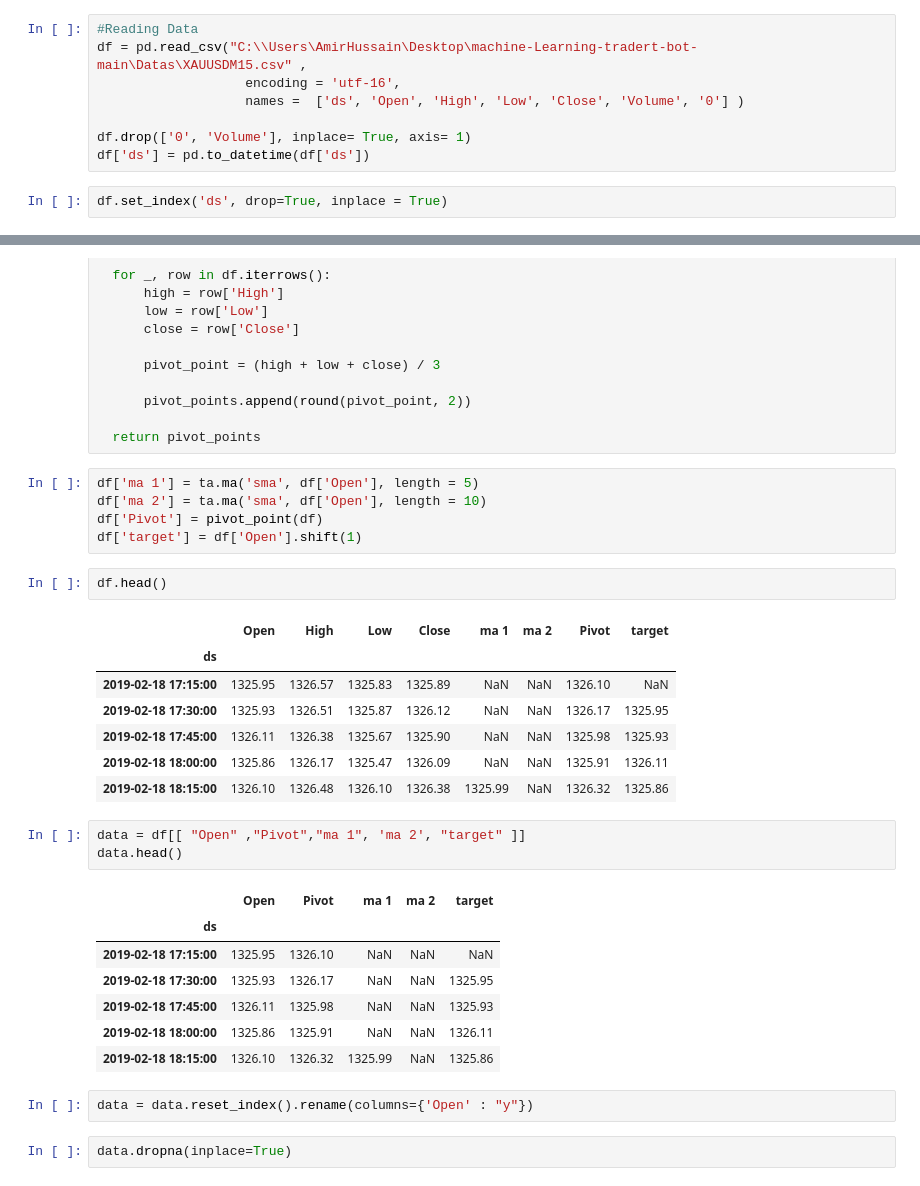
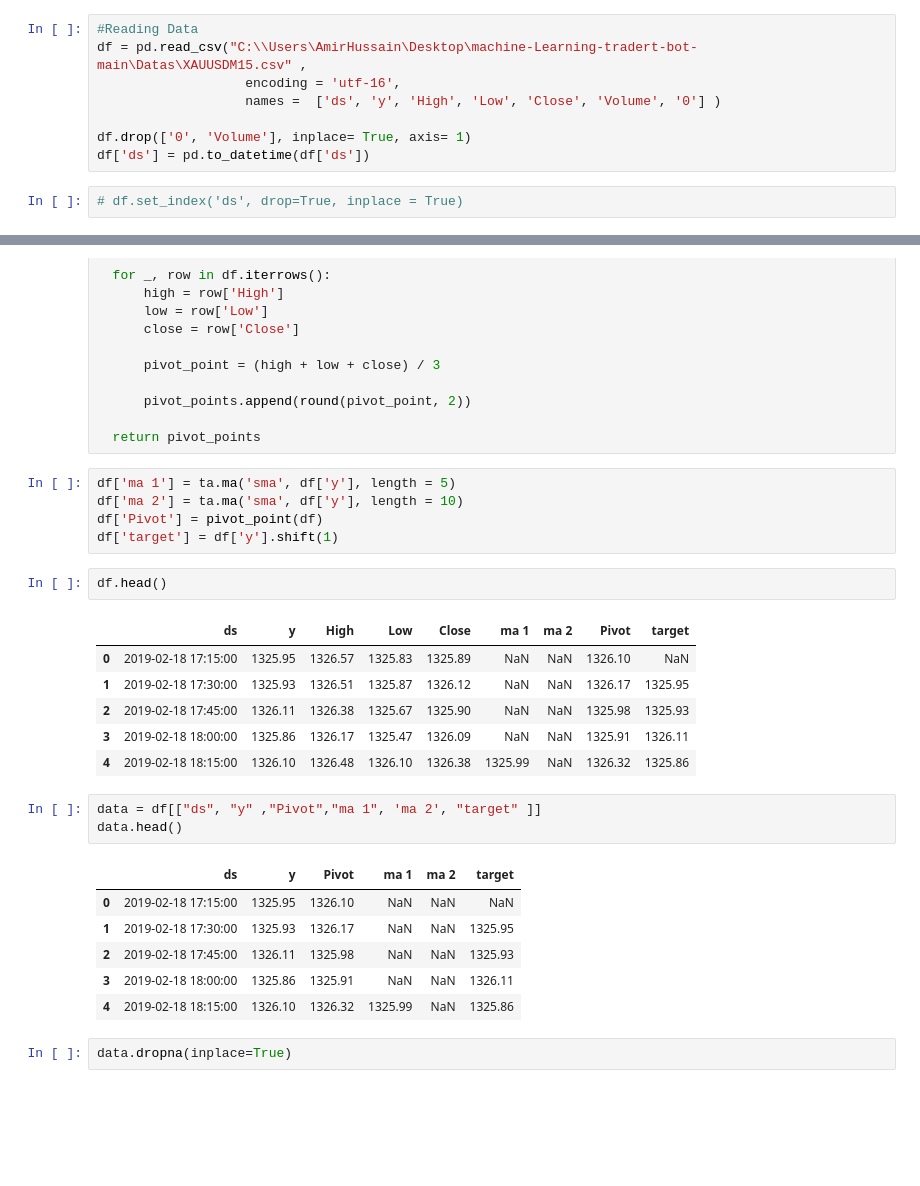
Before and after one commit to amirhu37/ml-for-price-prediction, a Jupyter notebook: NoteBooks/prophet.ipynb, the cells around one changed output, grey strips where cells are left out. Cells and saved outputs as stored; diff of their text form; blank space fills up the shorter version.

```diff
--- a/NoteBooks/prophet.ipynb
+++ b/NoteBooks/prophet.ipynb
@@ -20,12 +20,12 @@ def mape(y_true, y_pred):
 #Reading Data
 df = pd.read_csv("C:\\Users\AmirHussain\Desktop\machine-Learning-tradert-bot-main\Datas\XAUUSDM15.csv" ,
                    encoding = 'utf-16',
-                   names =  ['ds', 'Open', 'High', 'Low', 'Close', 'Volume', '0'] )
+                   names =  ['ds', 'y', 'High', 'Low', 'Close', 'Volume', '0'] )
 
 df.drop(['0', 'Volume'], inplace= True, axis= 1)
 df['ds'] = pd.to_datetime(df['ds'])
 # %%
-df.set_index('ds', drop=True, inplace = True)
+# df.set_index('ds', drop=True, inplace = True)
 # %%
 def pivot_point( df) :
   pivot_points = []
@@ -41,33 +41,29 @@ def pivot_point( df) :
 
   return pivot_points
 # %%
-df['ma 1'] = ta.ma('sma', df['Open'], length = 5)
-df['ma 2'] = ta.ma('sma', df['Open'], length = 10)
+df['ma 1'] = ta.ma('sma', df['y'], length = 5)
+df['ma 2'] = ta.ma('sma', df['y'], length = 10)
 df['Pivot'] = pivot_point(df)
-df['target'] = df['Open'].shift(1)
+df['target'] = df['y'].shift(1)
 # %%
 df.head()
 # %% [output]
-|  | Open | High | Low | Close | ma 1 | ma 2 | Pivot | target |
-| ds |  |  |  |  |  |  |  |  |
-| 2019-02-18 17:15:00 | 1325.95 | 1326.57 | 1325.83 | 1325.89 | NaN | NaN | 1326.10 | NaN |
-| 2019-02-18 17:30:00 | 1325.93 | 1326.51 | 1325.87 | 1326.12 | NaN | NaN | 1326.17 | 1325.95 |
-| 2019-02-18 17:45:00 | 1326.11 | 1326.38 | 1325.67 | 1325.90 | NaN | NaN | 1325.98 | 1325.93 |
-| 2019-02-18 18:00:00 | 1325.86 | 1326.17 | 1325.47 | 1326.09 | NaN | NaN | 1325.91 | 1326.11 |
-| 2019-02-18 18:15:00 | 1326.10 | 1326.48 | 1326.10 | 1326.38 | 1325.99 | NaN | 1326.32 | 1325.86 |
+|  | ds | y | High | Low | Close | ma 1 | ma 2 | Pivot | target |
+| 0 | 2019-02-18 17:15:00 | 1325.95 | 1326.57 | 1325.83 | 1325.89 | NaN | NaN | 1326.10 | NaN |
+| 1 | 2019-02-18 17:30:00 | 1325.93 | 1326.51 | 1325.87 | 1326.12 | NaN | NaN | 1326.17 | 1325.95 |
+| 2 | 2019-02-18 17:45:00 | 1326.11 | 1326.38 | 1325.67 | 1325.90 | NaN | NaN | 1325.98 | 1325.93 |
+| 3 | 2019-02-18 18:00:00 | 1325.86 | 1326.17 | 1325.47 | 1326.09 | NaN | NaN | 1325.91 | 1326.11 |
+| 4 | 2019-02-18 18:15:00 | 1326.10 | 1326.48 | 1326.10 | 1326.38 | 1325.99 | NaN | 1326.32 | 1325.86 |
 # %%
-data = df[[ "Open" ,"Pivot","ma 1", 'ma 2', "target" ]]
+data = df[["ds", "y" ,"Pivot","ma 1", 'ma 2', "target" ]]
 data.head()
 # %% [output]
-|  | Open | Pivot | ma 1 | ma 2 | target |
-| ds |  |  |  |  |  |
-| 2019-02-18 17:15:00 | 1325.95 | 1326.10 | NaN | NaN | NaN |
-| 2019-02-18 17:30:00 | 1325.93 | 1326.17 | NaN | NaN | 1325.95 |
-| 2019-02-18 17:45:00 | 1326.11 | 1325.98 | NaN | NaN | 1325.93 |
-| 2019-02-18 18:00:00 | 1325.86 | 1325.91 | NaN | NaN | 1326.11 |
-| 2019-02-18 18:15:00 | 1326.10 | 1326.32 | 1325.99 | NaN | 1325.86 |
+|  | ds | y | Pivot | ma 1 | ma 2 | target |
+| 0 | 2019-02-18 17:15:00 | 1325.95 | 1326.10 | NaN | NaN | NaN |
+| 1 | 2019-02-18 17:30:00 | 1325.93 | 1326.17 | NaN | NaN | 1325.95 |
+| 2 | 2019-02-18 17:45:00 | 1326.11 | 1325.98 | NaN | NaN | 1325.93 |
+| 3 | 2019-02-18 18:00:00 | 1325.86 | 1325.91 | NaN | NaN | 1326.11 |
+| 4 | 2019-02-18 18:15:00 | 1326.10 | 1326.32 | 1325.99 | NaN | 1325.86 |
-# %%
-data = data.reset_index().rename(columns={'Open' : "y"})
 # %%
 data.dropna(inplace=True)
 # %% [markdown]
```
Also changed, not shown: parts of 17 cells of this notebook, 17 other files.
